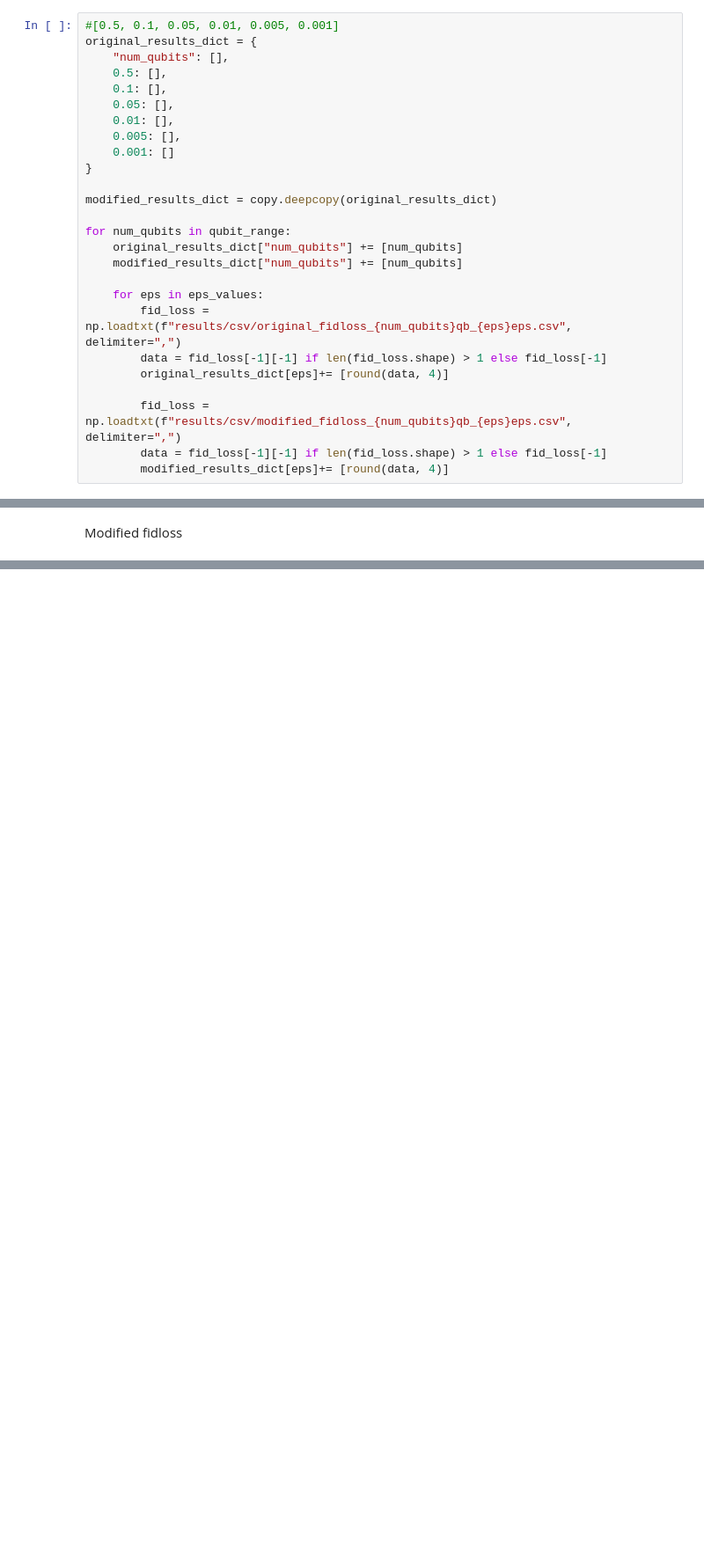
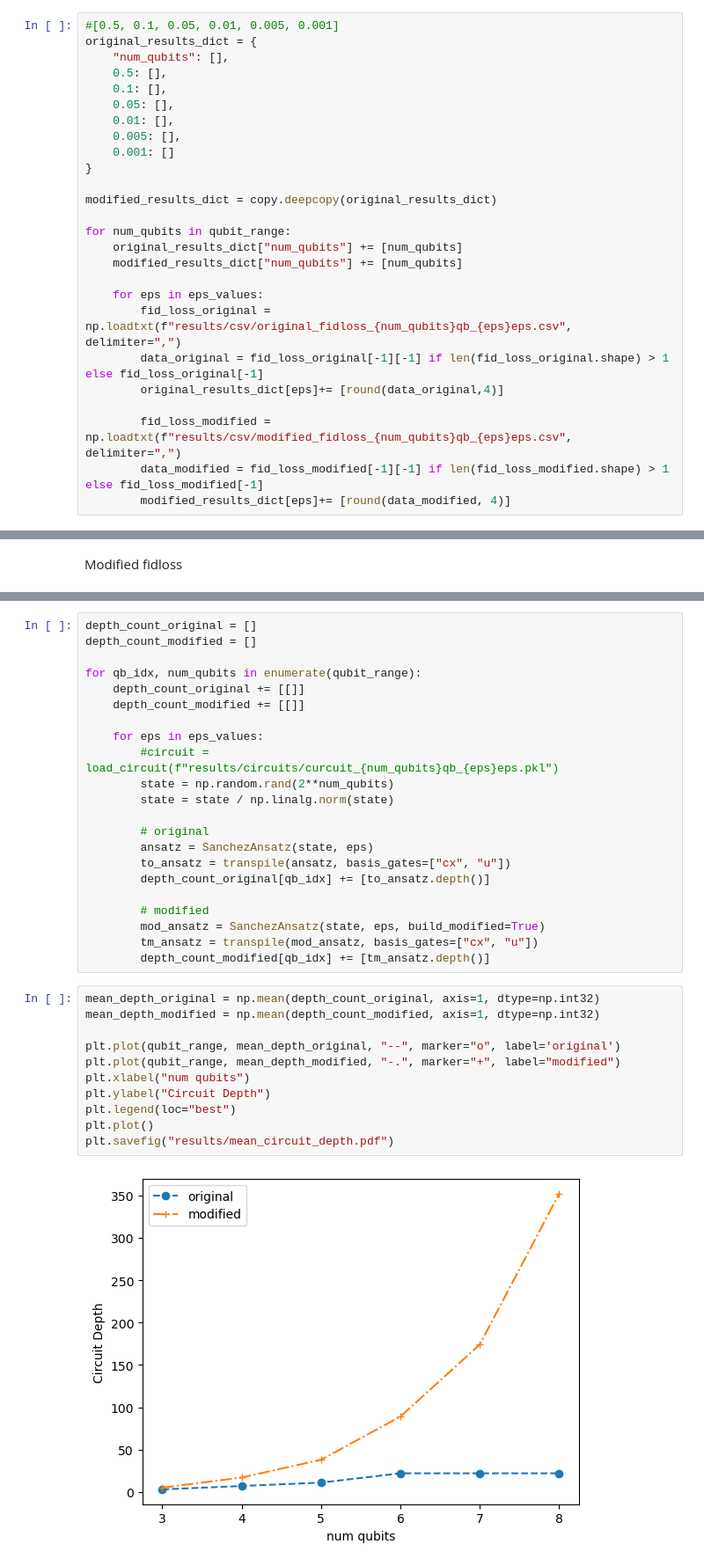
Before and after one commit to IsmaelCesar/sanches-modified, a Jupyter notebook: executing_simulations.ipynb, the cells around one changed output, grey strips where cells are left out. Shown at 88% size. Drawn from its saved outputs; the diff is of its cells as text; blank space fills up the shorter version.

```diff
--- a/executing_simulations.ipynb
+++ b/executing_simulations.ipynb
@@ -125,13 +126,13 @@ for num_qubits in qubit_range:
     modified_results_dict["num_qubits"] += [num_qubits]
 
     for eps in eps_values:
-        fid_loss = np.loadtxt(f"results/csv/original_fidloss_{num_qubits}qb_{eps}eps.csv", delimiter=",")
-        data = fid_loss[-1][-1] if len(fid_loss.shape) > 1 else fid_loss[-1]
-        original_results_dict[eps]+= [round(data, 4)]
+        fid_loss_original = np.loadtxt(f"results/csv/original_fidloss_{num_qubits}qb_{eps}eps.csv", delimiter=",")
+        data_original = fid_loss_original[-1][-1] if len(fid_loss_original.shape) > 1 else fid_loss_original[-1]
+        original_results_dict[eps]+= [round(data_original,4)]
 
-        fid_loss = np.loadtxt(f"results/csv/modified_fidloss_{num_qubits}qb_{eps}eps.csv", delimiter=",")
-        data = fid_loss[-1][-1] if len(fid_loss.shape) > 1 else fid_loss[-1]
-        modified_results_dict[eps]+= [round(data, 4)]
+        fid_loss_modified = np.loadtxt(f"results/csv/modified_fidloss_{num_qubits}qb_{eps}eps.csv", delimiter=",")
+        data_modified = fid_loss_modified[-1][-1] if len(fid_loss_modified.shape) > 1 else fid_loss_modified[-1]
+        modified_results_dict[eps]+= [round(data_modified, 4)]
 # %% [markdown]
 Original fidloss
 # %%
@@ -164,0 +179,35 @@ df_modified
+# %%
+depth_count_original = []
+depth_count_modified = []
+
+for qb_idx, num_qubits in enumerate(qubit_range):
+    depth_count_original += [[]]
+    depth_count_modified += [[]]
+
+    for eps in eps_values:
+        #circuit = load_circuit(f"results/circuits/curcuit_{num_qubits}qb_{eps}eps.pkl")
+        state = np.random.rand(2**num_qubits)
+        state = state / np.linalg.norm(state)
+
+        # original
+        ansatz = SanchezAnsatz(state, eps)
+        to_ansatz = transpile(ansatz, basis_gates=["cx", "u"])
+        depth_count_original[qb_idx] += [to_ansatz.depth()]
+
+        # modified
+        mod_ansatz = SanchezAnsatz(state, eps, build_modified=True)
+        tm_ansatz = transpile(mod_ansatz, basis_gates=["cx", "u"])
+        depth_count_modified[qb_idx] += [tm_ansatz.depth()]
+# %%
+mean_depth_original = np.mean(depth_count_original, axis=1, dtype=np.int32)
+mean_depth_modified = np.mean(depth_count_modified, axis=1, dtype=np.int32)
+
+plt.plot(qubit_range, mean_depth_original, "--", marker="o", label='original')
+plt.plot(qubit_range, mean_depth_modified, "-.", marker="+", label="modified")
+plt.xlabel("num qubits")
+plt.ylabel("Circuit Depth")
+plt.legend(loc="best")
+plt.plot()
+plt.savefig("results/mean_circuit_depth.pdf")
+# %% [output]
+[figure, added]
```
Also changed, not shown: parts of 3 cells of this notebook.
